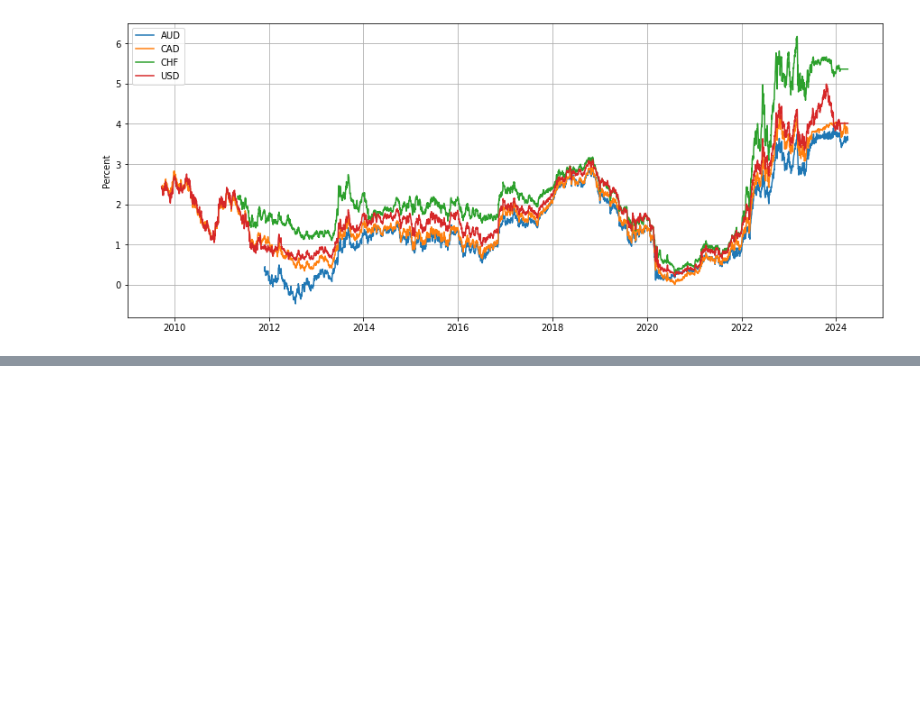
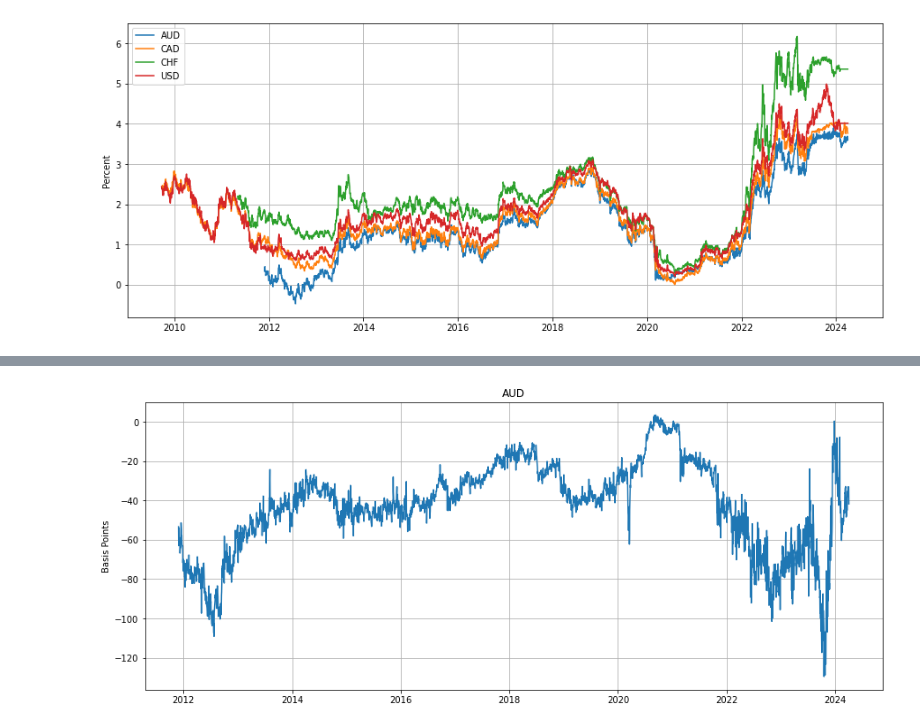
Before and after one commit to NicholasWatney/MGT6769-The-U.S.-Treasury-Premium, a Jupyter notebook: fig1_stefanie.ipynb, the cells around one changed output, grey strips where cells are left out. Cells and saved outputs as stored; diff of their text form; code cells hidden in the pictures; blank space fills up the shorter version.

```diff
--- a/fig1_stefanie.ipynb
+++ b/fig1_stefanie.ipynb
@@ -445,0 +498,9 @@ plt.savefig('images/fig1b')
+# %%
+plt.figure(figsize=(15, 6))
+plt.plot(ts, ustp_au, label='AUD')
+plt.ylabel('Basis Points')
+plt.title("AUD")
+plt.grid(True)
+plt.savefig('images/fig3_aud')
+# %% [output]
+[figure, added]
```
Also changed, not shown: parts of 14 cells of this notebook, 6 other files.
